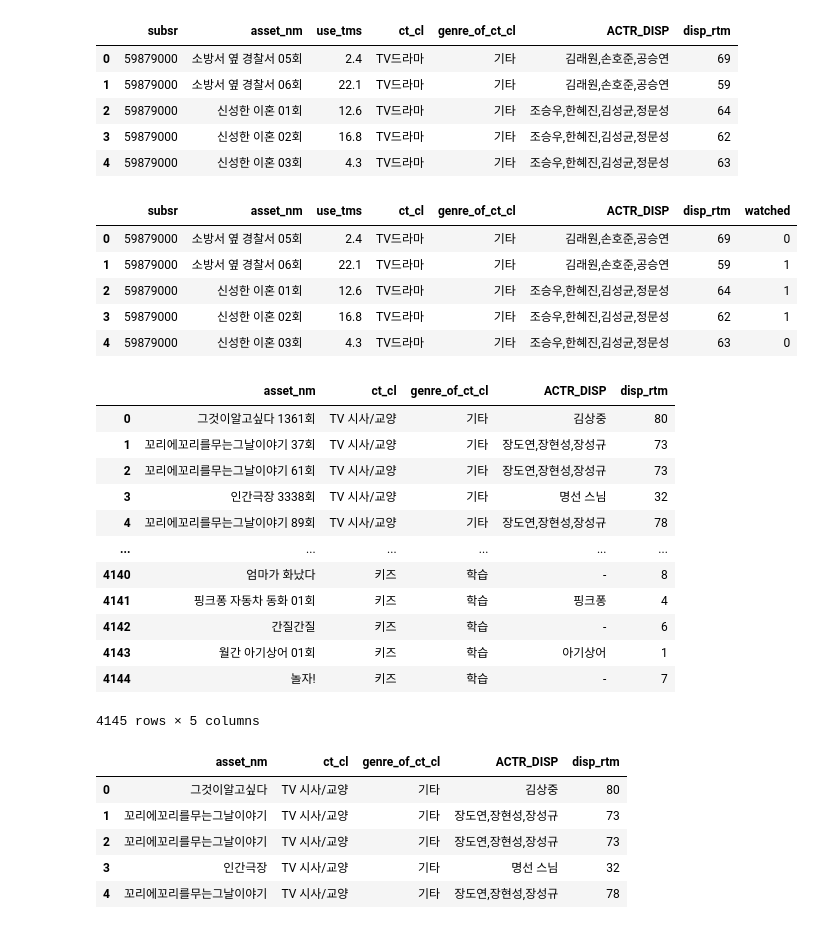
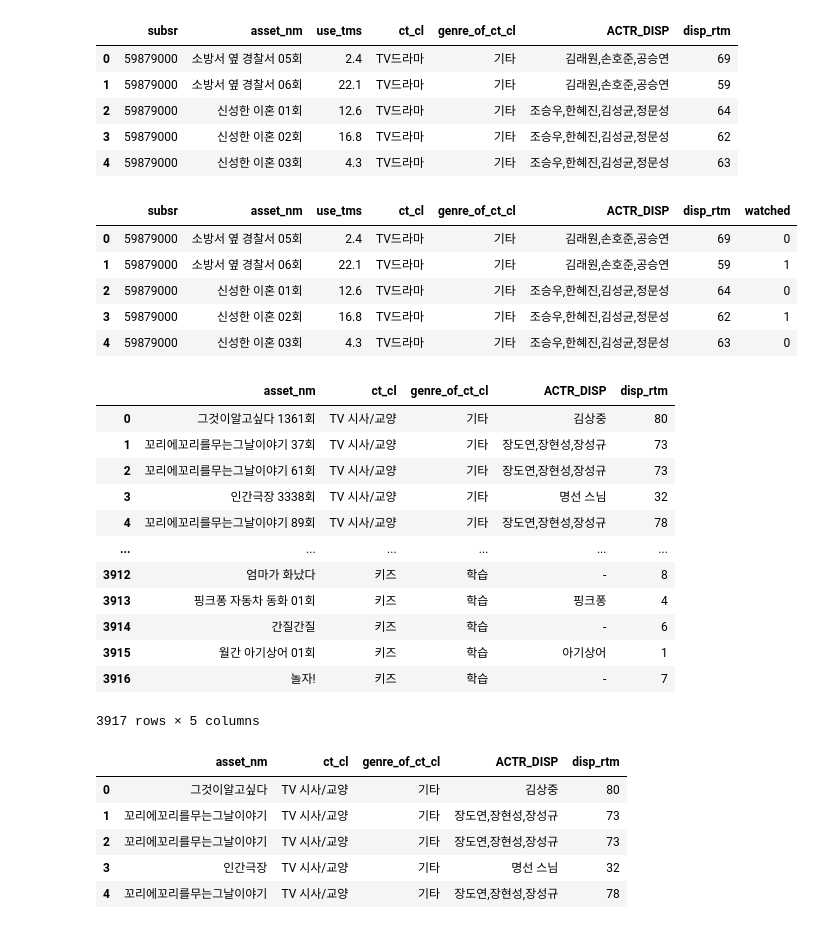
Before and after one commit to LGHV-team1/final-project, a Jupyter notebook: 전처리/vod8,9통합.ipynb, the cells around one changed output. Saved outputs shown, nothing was run; the diff lists cells and outputs as text; code cells hidden in the pictures.

```diff
--- a/전처리/vod8,9통합.ipynb
+++ b/전처리/vod8,9통합.ipynb
@@ -53,17 +29,19 @@ from pandas._libs.tslibs.offsets import Hour
 def preprocessing(df):
   # 특수문자 정리
   ## 예고편 제거
+  df = df[~df['asset_nm'].str.contains(r'\(예고편\)|\(예고\)', regex=True)]
 
   ## 괄호와 그 안의 내용 제거
   df['asset_nm'] = df['asset_nm'].str.replace(r'\([^()]*\)', '', regex=True)
   df['asset_nm'] = df['asset_nm'].str.replace(r'\[[^\[\]]*\]', '', regex=True)
   df['asset_nm'] = df['asset_nm'].str.replace(r'\.\.\.', '', regex=True)
-  df['asset_nm'] = df['asset_nm'].str.replace(r'\(.*$', '', regex=True)
+  # df['asset_nm'] = df['asset_nm'].str.replace(r'\(.*$', '', regex=True)
   df['asset_nm'] = df['asset_nm'].str.rstrip('.')
   df['asset_nm'] = df['asset_nm'].str.replace('-', " ")
 
   # df3['series_nm'] = df3['asset_nm'].str.replace(r'\d+회$', '', regex=True)
   # df3['series_nm'] = df3['series_nm'].str.replace(r'\d+회\.', '', regex=True)
+  # df3['series_nm'] = df3['series_nm'].str.replace(r'\d+화$', regex = True)
 
   # use_tms 분 단위로 변경
   df['use_tms'] = round(df['use_tms'] / 60, 1)
@@ -136,14 +105,14 @@ df3.head()
 # %%
 # 시청시간으로 유저가 이 회차를 시청했는지 여부를 결정
 ## 시청시간을 런타임으로 나눠 0.1 이 넘으면 시청한 것으로 간주
 df3['watched'] = df3['use_tms'] / df3['disp_rtm']
-df3['watched'] = df3['watched'].apply(lambda x : 1 if x >= 0.1 else 0)
+df3['watched'] = df3['watched'].apply(lambda x : 1 if x >= 0.2 else 0)
 df3.head()
 # %% [output]
 |  | subsr | asset_nm | use_tms | ct_cl | genre_of_ct_cl | ACTR_DISP | disp_rtm | watched |
 | 0 | 59879000 | 소방서 옆 경찰서 05회 | 2.4 | TV드라마 | 기타 | 김래원,손호준,공승연 | 69 | 0 |
 | 1 | 59879000 | 소방서 옆 경찰서 06회 | 22.1 | TV드라마 | 기타 | 김래원,손호준,공승연 | 59 | 1 |
-| 2 | 59879000 | 신성한 이혼 01회 | 12.6 | TV드라마 | 기타 | 조승우,한혜진,김성균,정문성 | 64 | 1 |
+| 2 | 59879000 | 신성한 이혼 01회 | 12.6 | TV드라마 | 기타 | 조승우,한혜진,김성균,정문성 | 64 | 0 |
 | 3 | 59879000 | 신성한 이혼 02회 | 16.8 | TV드라마 | 기타 | 조승우,한혜진,김성균,정문성 | 62 | 1 |
 | 4 | 59879000 | 신성한 이혼 03회 | 4.3 | TV드라마 | 기타 | 조승우,한혜진,김성균,정문성 | 63 | 0 |
 # %%
@@ -156,12 +125,12 @@ df1
 | 3 | 인간극장 3338회 | TV 시사/교양 | 기타 | 명선 스님 | 32 |
 | 4 | 꼬리에꼬리를무는그날이야기 89회 | TV 시사/교양 | 기타 | 장도연,장현성,장성규 | 78 |
 | ... | ... | ... | ... | ... | ... |
-| 4140 | 엄마가 화났다 | 키즈 | 학습 | - | 8 |
-| 4141 | 핑크퐁 자동차 동화 01회 | 키즈 | 학습 | 핑크퐁 | 4 |
-| 4142 | 간질간질 | 키즈 | 학습 | - | 6 |
-| 4143 | 월간 아기상어 01회 | 키즈 | 학습 | 아기상어 | 1 |
-| 4144 | 놀자! | 키즈 | 학습 | - | 7 |
+| 3912 | 엄마가 화났다 | 키즈 | 학습 | - | 8 |
+| 3913 | 핑크퐁 자동차 동화 01회 | 키즈 | 학습 | 핑크퐁 | 4 |
+| 3914 | 간질간질 | 키즈 | 학습 | - | 6 |
+| 3915 | 월간 아기상어 01회 | 키즈 | 학습 | 아기상어 | 1 |
+| 3916 | 놀자! | 키즈 | 학습 | - | 7 |
-4145 rows × 5 columns
+3917 rows × 5 columns
 # %%
 # 회차 제거
 df11 = df1.copy()
```
Also changed, not shown: parts of 38 cells of this notebook, 3 other files.
